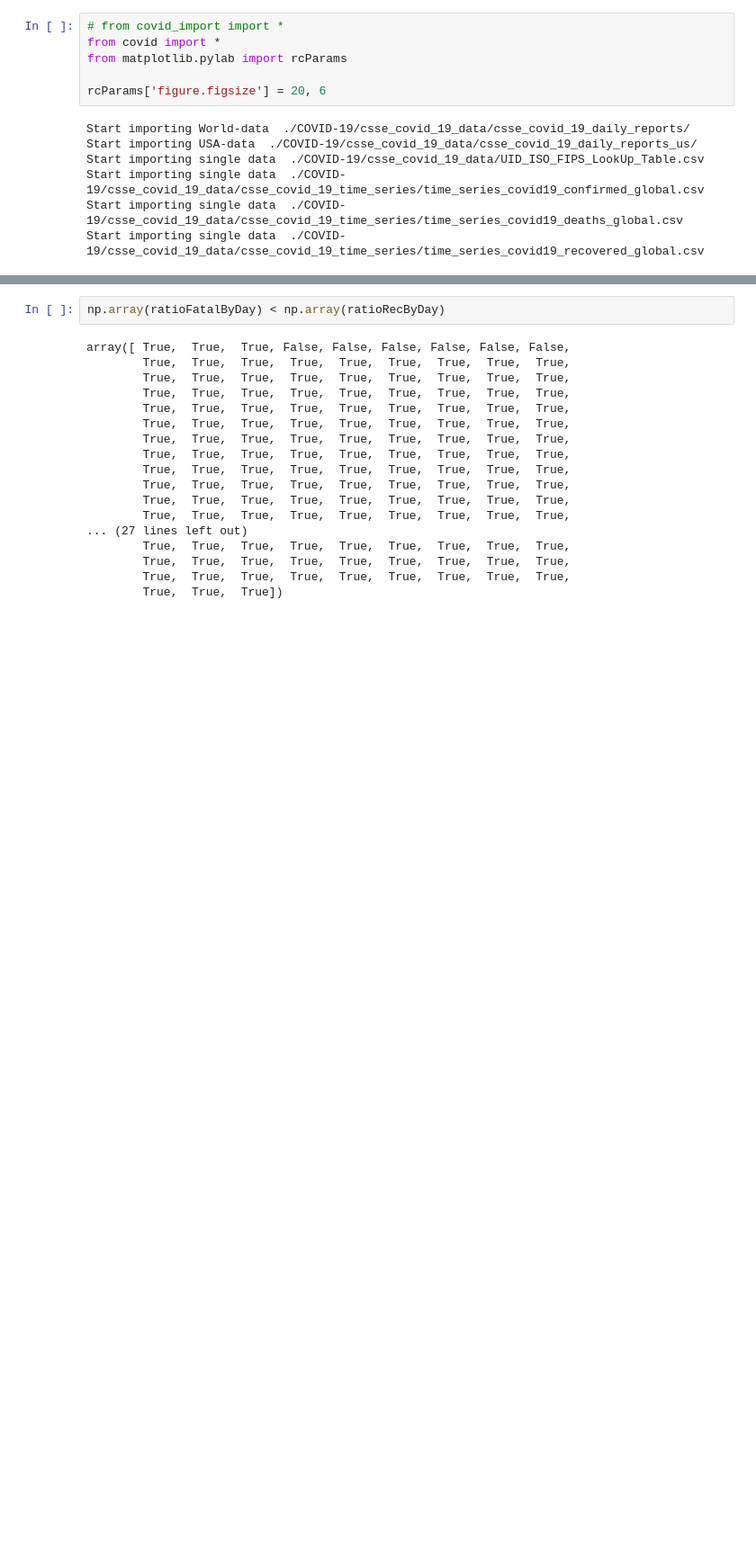
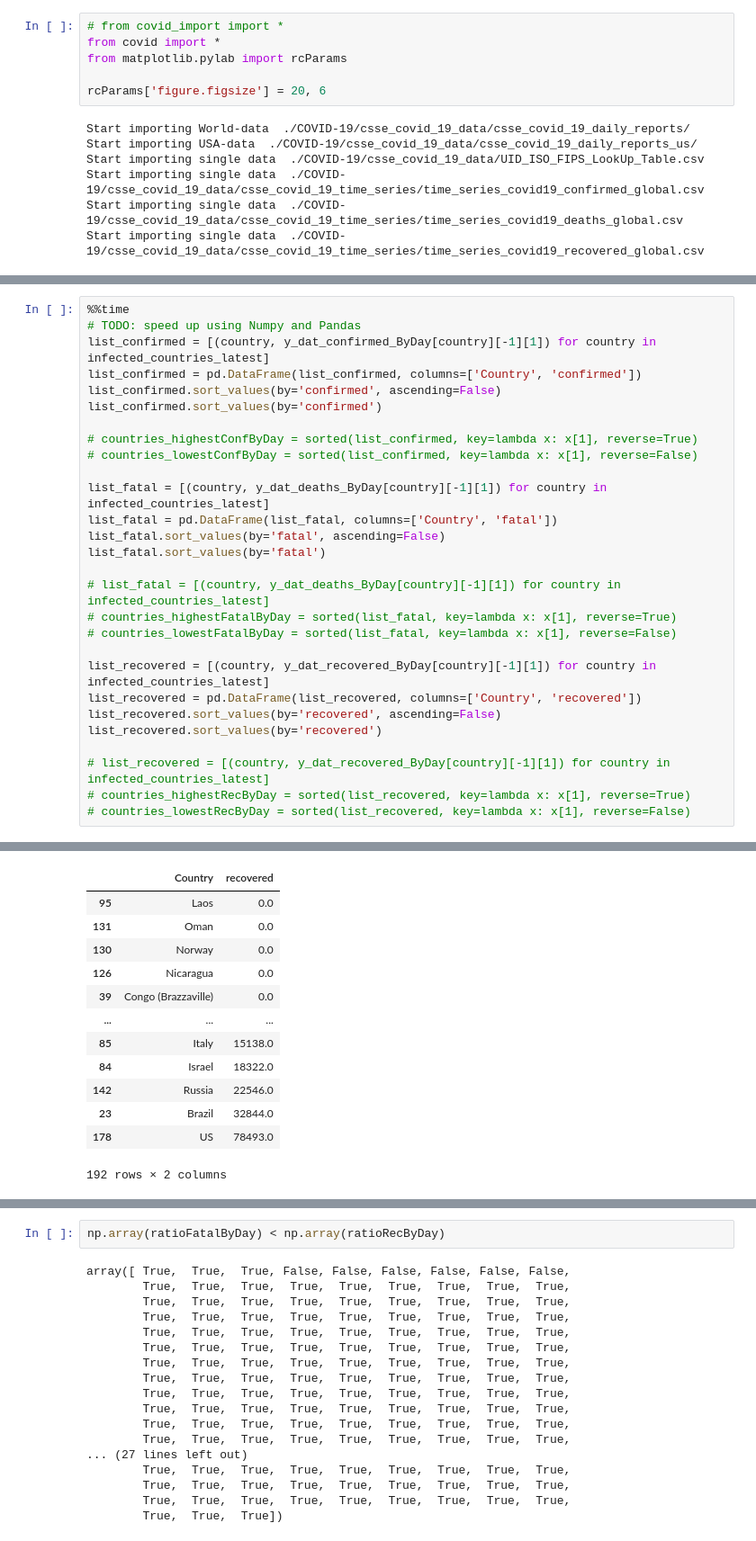
Before and after one commit to lphan/ML-Practices, a Jupyter notebook: 18_Covid-19/debug.ipynb, the cells around one changed output, grey strips where cells are left out. Shown at 90% size. Cells and saved outputs as stored; diff of their text form; blank space fills up the shorter version.

```diff
--- a/18_Covid-19/debug.ipynb
+++ b/18_Covid-19/debug.ipynb
@@ -15,0 +49,29 @@ Start importing single data  ./COVID-19/csse_covid_19_data/csse_covid_19_time_se
+# %%
+%%time
+# TODO: speed up using Numpy and Pandas
+list_confirmed = [(country, y_dat_confirmed_ByDay[country][-1][1]) for country in infected_countries_latest]
+list_confirmed = pd.DataFrame(list_confirmed, columns=['Country', 'confirmed'])
+list_confirmed.sort_values(by='confirmed', ascending=False)
+list_confirmed.sort_values(by='confirmed')
+
+# countries_highestConfByDay = sorted(list_confirmed, key=lambda x: x[1], reverse=True)
+# countries_lowestConfByDay = sorted(list_confirmed, key=lambda x: x[1], reverse=False)
+
+list_fatal = [(country, y_dat_deaths_ByDay[country][-1][1]) for country in infected_countries_latest]
+list_fatal = pd.DataFrame(list_fatal, columns=['Country', 'fatal'])
+list_fatal.sort_values(by='fatal', ascending=False)
+list_fatal.sort_values(by='fatal')
+
+# list_fatal = [(country, y_dat_deaths_ByDay[country][-1][1]) for country in infected_countries_latest]
+# countries_highestFatalByDay = sorted(list_fatal, key=lambda x: x[1], reverse=True)
+# countries_lowestFatalByDay = sorted(list_fatal, key=lambda x: x[1], reverse=False)
+
+list_recovered = [(country, y_dat_recovered_ByDay[country][-1][1]) for country in infected_countries_latest]
+list_recovered = pd.DataFrame(list_recovered, columns=['Country', 'recovered'])
+list_recovered.sort_values(by='recovered', ascending=False)
+list_recovered.sort_values(by='recovered')
+
+# list_recovered = [(country, y_dat_recovered_ByDay[country][-1][1]) for country in infected_countries_latest]
+# countries_highestRecByDay = sorted(list_recovered, key=lambda x: x[1], reverse=True)
+# countries_lowestRecByDay = sorted(list_recovered, key=lambda x: x[1], reverse=False)
+# %% [output]
@@ -15,0 +80,13 @@ Start importing single data  ./COVID-19/csse_covid_19_data/csse_covid_19_time_se
+|  | Country | recovered |
+| 95 | Laos | 0.0 |
+| 131 | Oman | 0.0 |
+| 130 | Norway | 0.0 |
+| 126 | Nicaragua | 0.0 |
+| 39 | Congo (Brazzaville) | 0.0 |
+| ... | ... | ... |
+| 85 | Italy | 15138.0 |
+| 84 | Israel | 18322.0 |
+| 142 | Russia | 22546.0 |
+| 23 | Brazil | 32844.0 |
+| 178 | US | 78493.0 |
+192 rows × 2 columns
```
Also changed, not shown: parts of 7 cells of this notebook, 6 other files.
